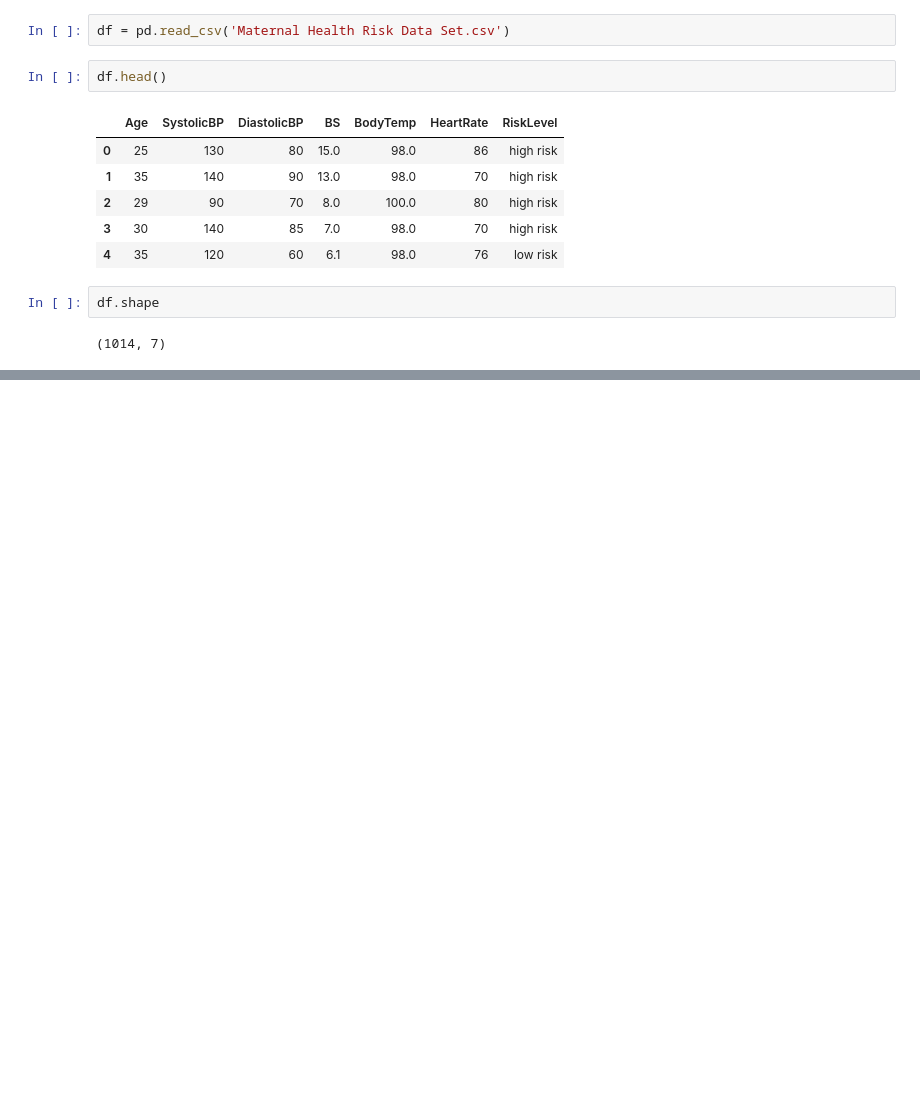
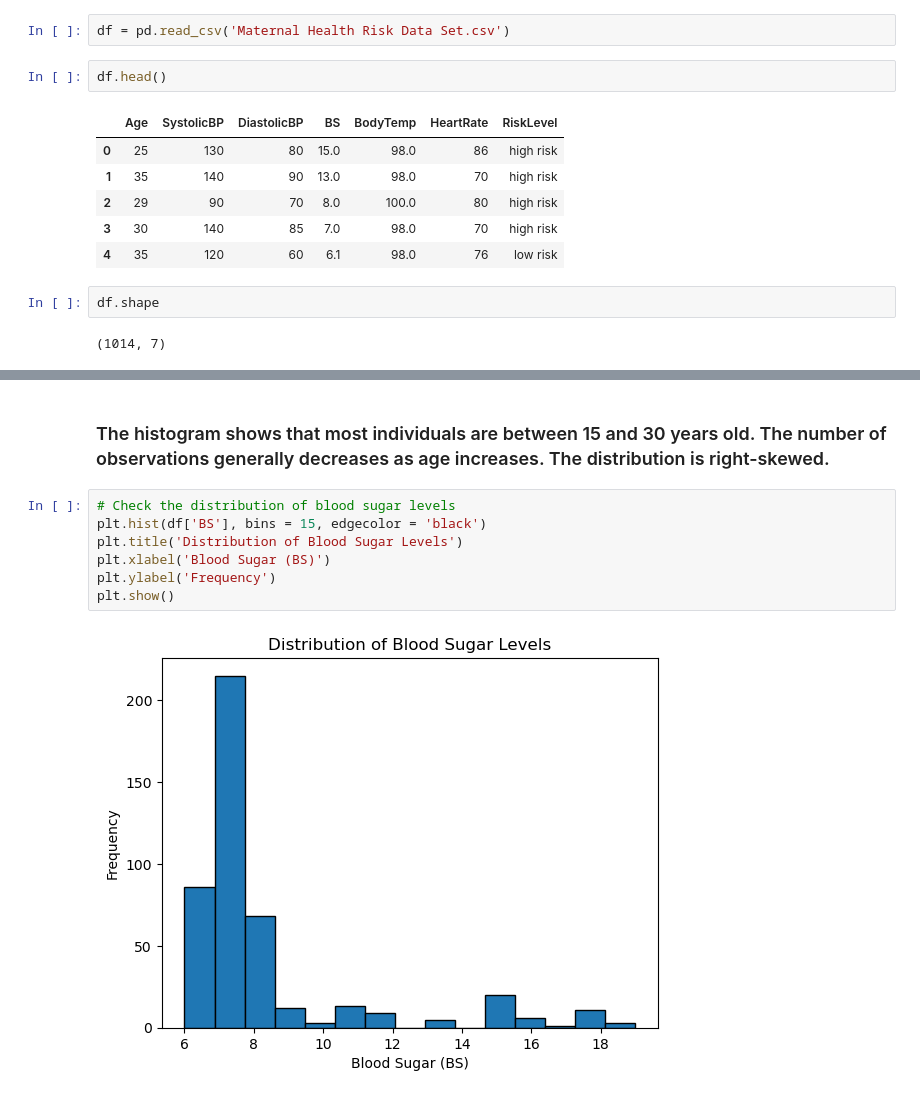
Before and after one commit to Munkhzaya-pom/ML_CA1, a Jupyter notebook: Munkhzaya_ML_Sept26 .ipynb, the cells around one changed output, grey strips where cells are left out. Cells and saved outputs as stored; diff of their text form; blank space fills up the shorter version.

```diff
--- a/Munkhzaya_ML_Sept26 .ipynb
+++ b/Munkhzaya_ML_Sept26 .ipynb
@@ -17,0 +121,11 @@ df.shape
+# %% [markdown]
+### The histogram shows that most individuals are between 15 and 30 years old. The number of observations generally decreases as age increases. The distribution is right-skewed.
+# %%
+# Check the distribution of blood sugar levels
+plt.hist(df['BS'], bins = 15, edgecolor = 'black')
+plt.title('Distribution of Blood Sugar Levels')
+plt.xlabel('Blood Sugar (BS)')
+plt.ylabel('Frequency')
+plt.show()
+# %% [output]
+[figure, added]
```
Also changed, not shown: parts of 27 cells of this notebook.
